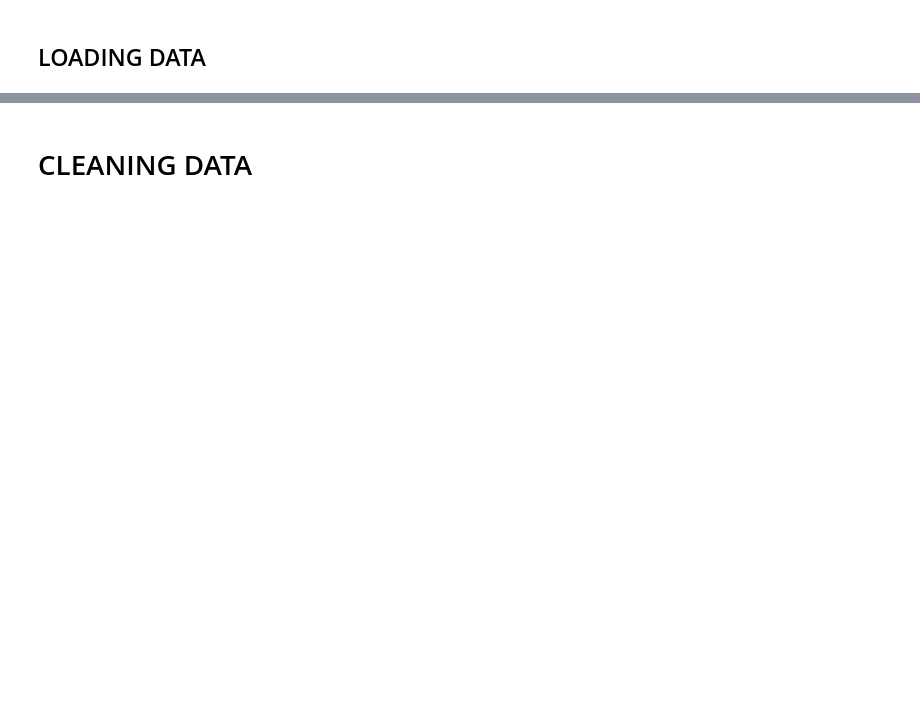
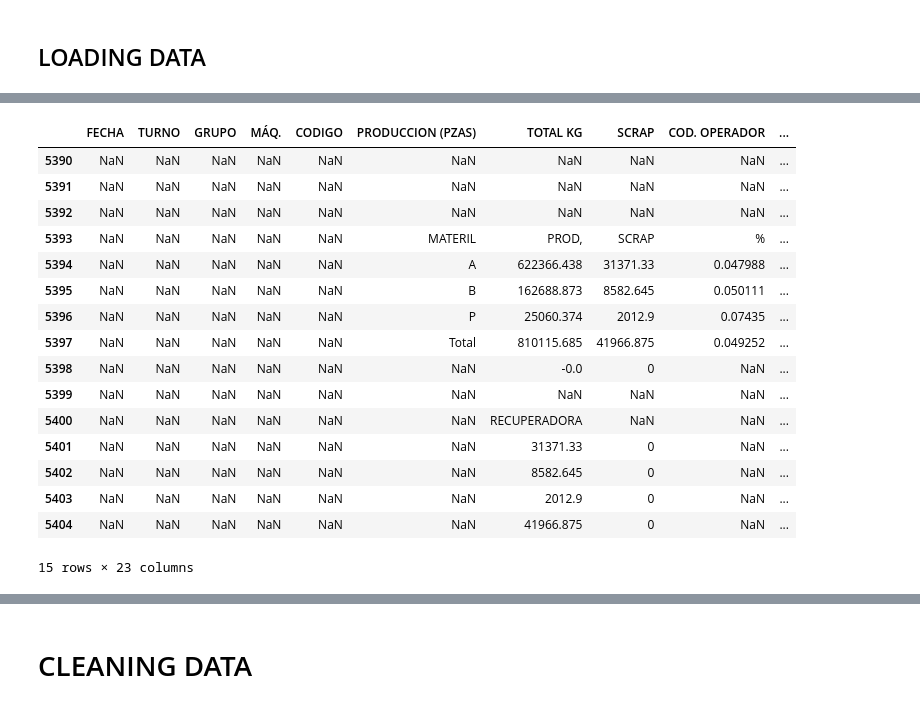
Before and after one commit to SanTaroZ/production-_analysis, a Jupyter notebook: notebooks/0_preparing_data.ipynb, the cells around one changed output, grey strips where cells are left out. Drawn from its saved outputs; the diff is of its cells as text; code cells hidden in the pictures; blank space fills up the shorter version.

```diff
--- a/notebooks/0_preparing_data.ipynb
+++ b/notebooks/0_preparing_data.ipynb
@@ -36,3 +36,23 @@ data
+# %%
+data.tail(15)
+# %% [output]
+|  | FECHA | TURNO | GRUPO | MÁQ. | CODIGO | PRODUCCION (PZAS) | TOTAL KG | SCRAP | COD. OPERADOR | ... |
+| 5390 | NaN | NaN | NaN | NaN | NaN | NaN | NaN | NaN | NaN | ... |
+| 5391 | NaN | NaN | NaN | NaN | NaN | NaN | NaN | NaN | NaN | ... |
+| 5392 | NaN | NaN | NaN | NaN | NaN | NaN | NaN | NaN | NaN | ... |
+| 5393 | NaN | NaN | NaN | NaN | NaN | MATERIL | PROD, | SCRAP | % | ... |
+| 5394 | NaN | NaN | NaN | NaN | NaN | A | 622366.438 | 31371.33 | 0.047988 | ... |
+| 5395 | NaN | NaN | NaN | NaN | NaN | B | 162688.873 | 8582.645 | 0.050111 | ... |
+| 5396 | NaN | NaN | NaN | NaN | NaN | P | 25060.374 | 2012.9 | 0.07435 | ... |
+| 5397 | NaN | NaN | NaN | NaN | NaN | Total | 810115.685 | 41966.875 | 0.049252 | ... |
+| 5398 | NaN | NaN | NaN | NaN | NaN | NaN | -0.0 | 0 | NaN | ... |
+| 5399 | NaN | NaN | NaN | NaN | NaN | NaN | NaN | NaN | NaN | ... |
+| 5400 | NaN | NaN | NaN | NaN | NaN | NaN | RECUPERADORA | NaN | NaN | ... |
+| 5401 | NaN | NaN | NaN | NaN | NaN | NaN | 31371.33 | 0 | NaN | ... |
+| 5402 | NaN | NaN | NaN | NaN | NaN | NaN | 8582.645 | 0 | NaN | ... |
+| 5403 | NaN | NaN | NaN | NaN | NaN | NaN | 2012.9 | 0 | NaN | ... |
+| 5404 | NaN | NaN | NaN | NaN | NaN | NaN | 41966.875 | 0 | NaN | ... |
+15 rows × 23 columns
 # %%
 data.columns
 # %% [output]
```
Also changed, not shown: parts of 27 cells of this notebook, 9 other files.
